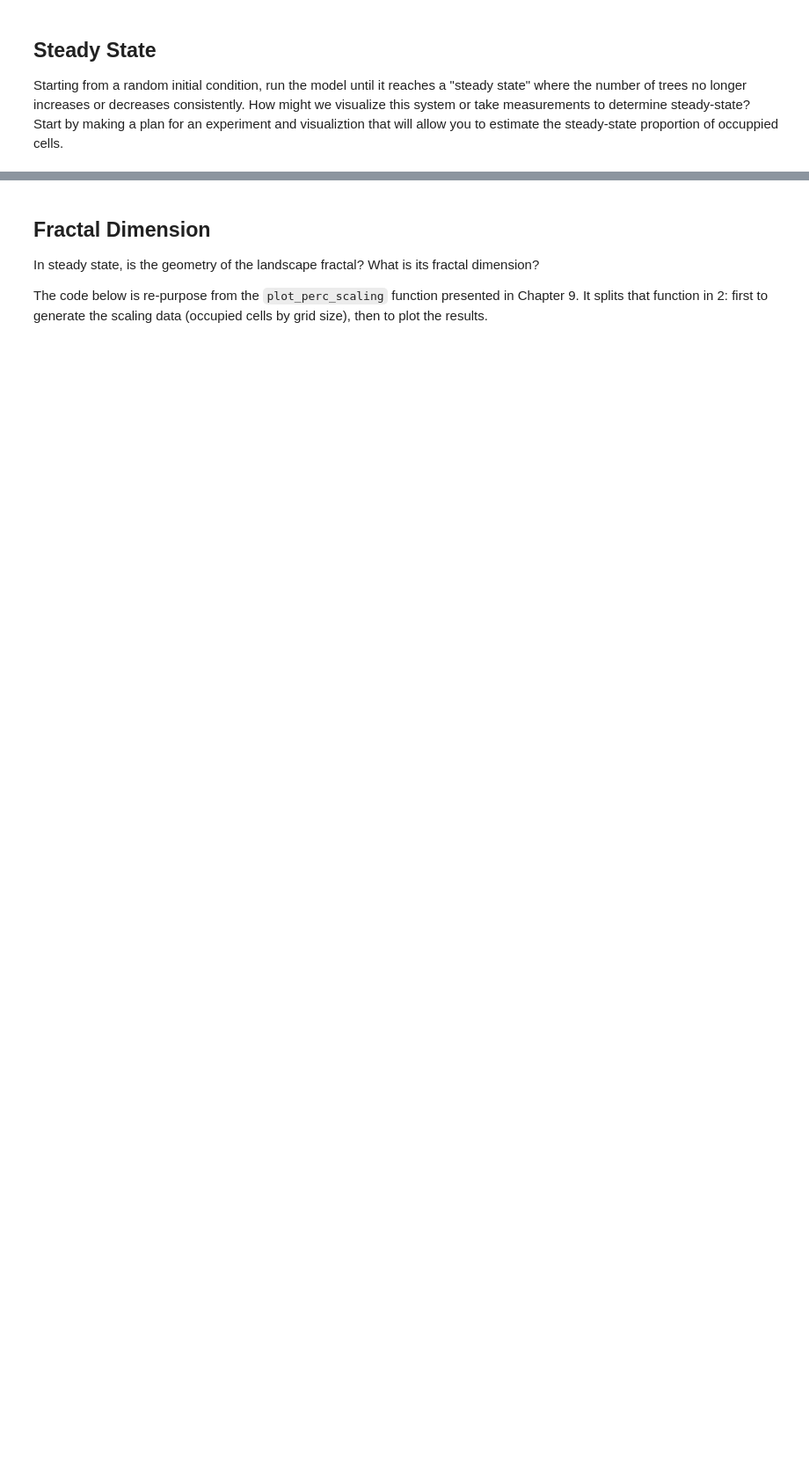
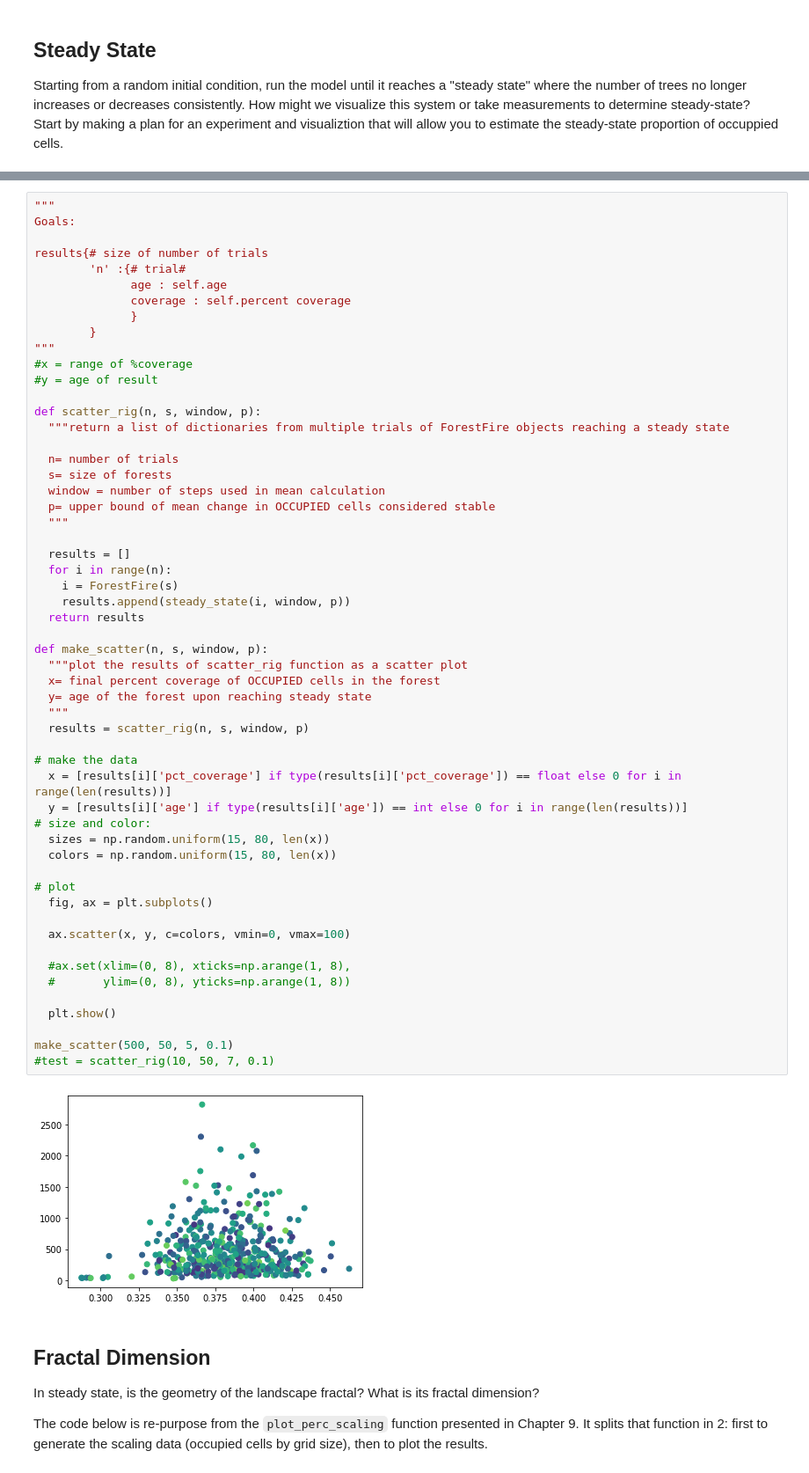
Before and after one commit to grahamswanston/cap-comp215, a Jupyter notebook: Graham_Swanston_final_lab07.ipynb, the cells around one changed output, grey strips where cells are left out. Shown at 88% size. Drawn from its saved outputs; the diff is of its cells as text; blank space fills up the shorter version.

```diff
--- a/Graham_Swanston_final_lab07.ipynb
+++ b/Graham_Swanston_final_lab07.ipynb
@@ -251,3 +293,60 @@ steady_state(steady, 0.001)
+# %%
+"""
+Goals:
+
+results{# size of number of trials
+        'n' :{# trial#
+              age : self.age
+              coverage : self.percent coverage
+              }
+        }
+"""
+#x = range of %coverage
+#y = age of result
+
+def scatter_rig(n, s, window, p):
+  """return a list of dictionaries from multiple trials of ForestFire objects reaching a steady state
+
+  n= number of trials
+  s= size of forests
+  window = number of steps used in mean calculation
+  p= upper bound of mean change in OCCUPIED cells considered stable
+  """
+
+  results = []
+  for i in range(n):
+    i = ForestFire(s)
+    results.append(steady_state(i, window, p))
+  return results
+
+def make_scatter(n, s, window, p):
+  """plot the results of scatter_rig function as a scatter plot
+  x= final percent coverage of OCCUPIED cells in the forest
+  y= age of the forest upon reaching steady state
+  """
+  results = scatter_rig(n, s, window, p)
+
+# make the data
+  x = [results[i]['pct_coverage'] if type(results[i]['pct_coverage']) == float else 0 for i in range(len(results))]
+  y = [results[i]['age'] if type(results[i]['age']) == int else 0 for i in range(len(results))]
+# size and color:
+  sizes = np.random.uniform(15, 80, len(x))
+  colors = np.random.uniform(15, 80, len(x))
+
+# plot
+  fig, ax = plt.subplots()
+
+  ax.scatter(x, y, c=colors, vmin=0, vmax=100)
+
+  #ax.set(xlim=(0, 8), xticks=np.arange(1, 8),
+  #       ylim=(0, 8), yticks=np.arange(1, 8))
+
+  plt.show()
+
+make_scatter(500, 50, 5, 0.1)
+#test = scatter_rig(10, 50, 7, 0.1)
+# %% [output]
+[figure, added]
 # %% [markdown]
 ## Fractal Dimension
 In steady state, is the geometry of the landscape fractal?
```
Also changed, not shown: parts of 9 cells of this notebook.
